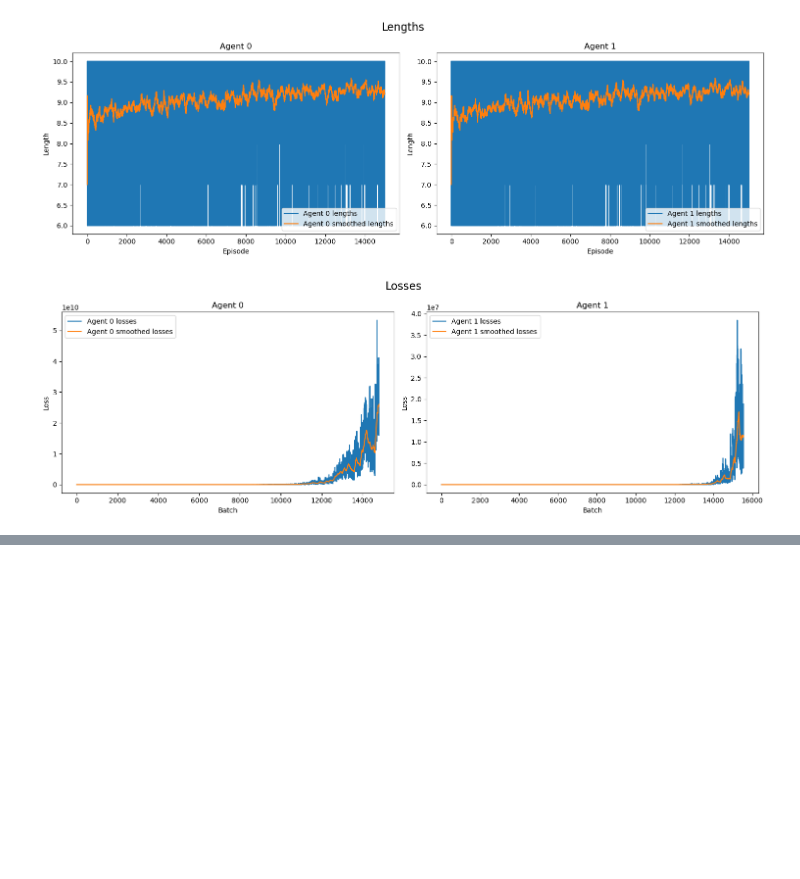
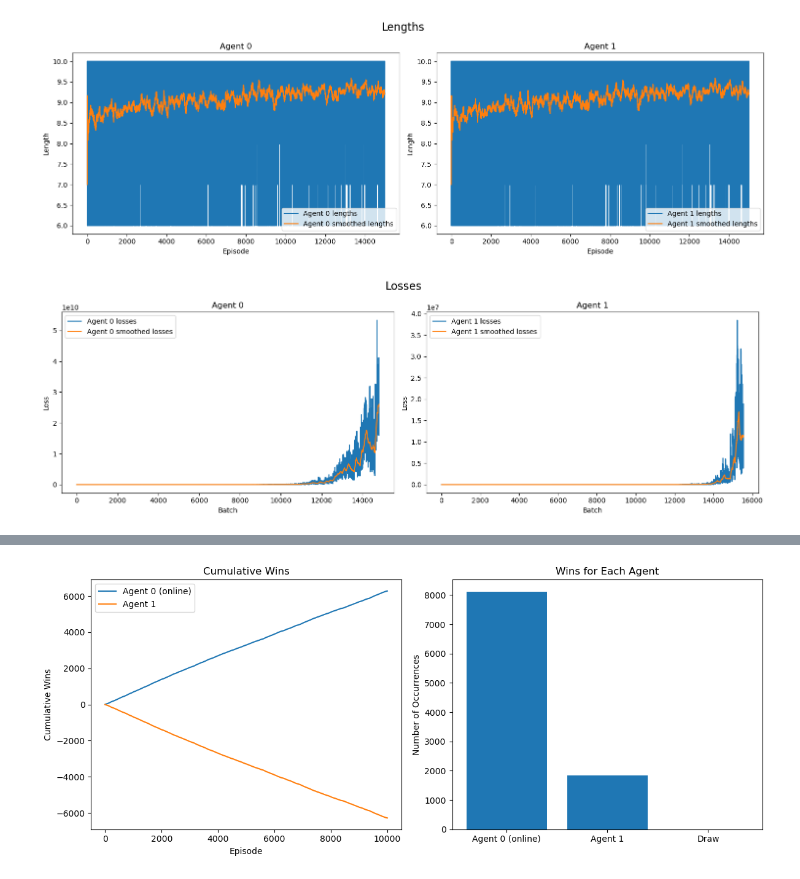
Before and after one commit to EliasLMann/Online_DDQN_Adversarial_Games, a Jupyter notebook: main.ipynb, the cells around one changed output, grey strips where cells are left out. Saved outputs shown, nothing was run; the diff lists cells and outputs as text; code cells hidden in the pictures; blank space fills up the shorter version.

```diff
--- a/main.ipynb
+++ b/main.ipynb
@@ -1006,0 +1179,83 @@ def train_dqn_om(env, num_players, num_inference_steps, num_training_steps, stat
+# %%
+# Data
+agent_0_wins = np.sum(np.array(inter_yes_no['agent_0']) > 0)
+agent_1_wins = np.sum(np.array(inter_yes_no['agent_1']) > 0)
+draws = np.sum(np.array(inter_no_no['agent_0']) == 0)
+
+# Create subplots
+fig, axs = plt.subplots(1, 2, figsize=(12, 5))
+
+# Plot 1: Bar chart
+axs[1].bar(['Agent 0 (online)', 'Agent 1', 'Draw'], [agent_0_wins, agent_1_wins, draws])
+axs[1].set_ylabel('Number of Occurrences')
+axs[1].set_title('Wins for Each Agent')
+
+# Plot 2: Line chart
+axs[0].plot(np.cumsum(inter_yes_no['agent_0']), label='Agent 0 (online)')
+axs[0].plot(np.cumsum(inter_yes_no['agent_1']), label='Agent 1')
+axs[0].set_xlabel('Episode')
+axs[0].set_ylabel('Cumulative Wins')
+axs[0].set_title('Cumulative Wins')
+axs[0].legend()
+
+# Adjust layout to prevent overlapping
+plt.tight_layout()
+
+# Show the plots
+plt.show()
+
+# Data
+agent_0_wins = np.sum(np.array(inter_no_no['agent_0']) > 0)
+agent_1_wins = np.sum(np.array(inter_no_no['agent_1']) > 0)
+draws = np.sum(np.array(inter_no_no['agent_0']) == 0)
+
+# Create subplots
+fig, axs = plt.subplots(1, 2, figsize=(12, 5))
+
+# Plot 1: Bar chart
+axs[1].bar(['Agent 0', 'Agent 1', 'Draw'], [agent_0_wins, agent_1_wins, draws])
+axs[1].set_ylabel('Number of Occurrences')
+axs[1].set_title('Wins for Each Agent')
+
+# Plot 2: Line chart
+axs[0].plot(np.cumsum(inter_no_no['agent_0']), label='Agent 0')
+axs[0].plot(np.cumsum(inter_no_no['agent_1']), label='Agent 1')
+axs[0].set_xlabel('Episode')
+axs[0].set_ylabel('Cumulative Wins')
+axs[0].set_title('Cumulative Wins')
+axs[0].legend()
+
+# Adjust layout to prevent overlapping
+plt.tight_layout()
+
+# Show the plots
+plt.show()
+
+# Data
+agent_0_wins = np.sum(np.array(inter_yes_yes['agent_0']) > 0)
+agent_1_wins = np.sum(np.array(inter_yes_yes['agent_1']) > 0)
+draws = np.sum(np.array(inter_no_no['agent_0']) == 0)
+
+# Create subplots
+fig, axs = plt.subplots(1, 2, figsize=(12, 5))
+
+# Plot 1: Bar chart
+axs[1].bar(['Agent 0 (online)', 'Agent 1 (online)', 'Draw'], [agent_0_wins, agent_1_wins, draws])
+axs[1].set_ylabel('Number of Occurrences')
+axs[1].set_title('Wins for Each Agent')
+
+# Plot 2: Line chart
+axs[0].plot(np.cumsum(inter_yes_yes['agent_0']), label='Agent 0 (online)')
+axs[0].plot(np.cumsum(inter_yes_yes['agent_1']), label='Agent 1 (online)')
+axs[0].set_xlabel('Episode')
+axs[0].set_ylabel('Cumulative Wins')
+axs[0].set_title('Cumulative Wins')
+axs[0].legend()
+
+# Adjust layout to prevent overlapping
+plt.tight_layout()
+
+# Show the plots
+plt.show()
+# %% [output]
+[figure, added]
```
Also changed, not shown: parts of 36 cells of this notebook, 33 other files.
